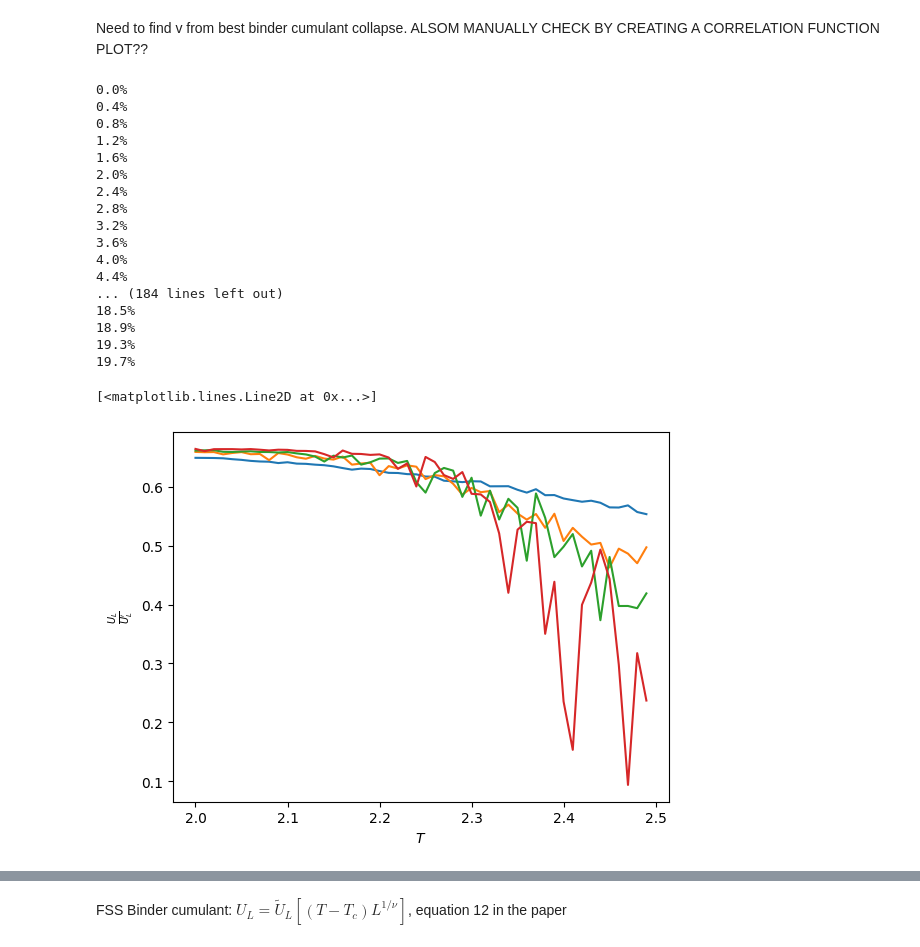
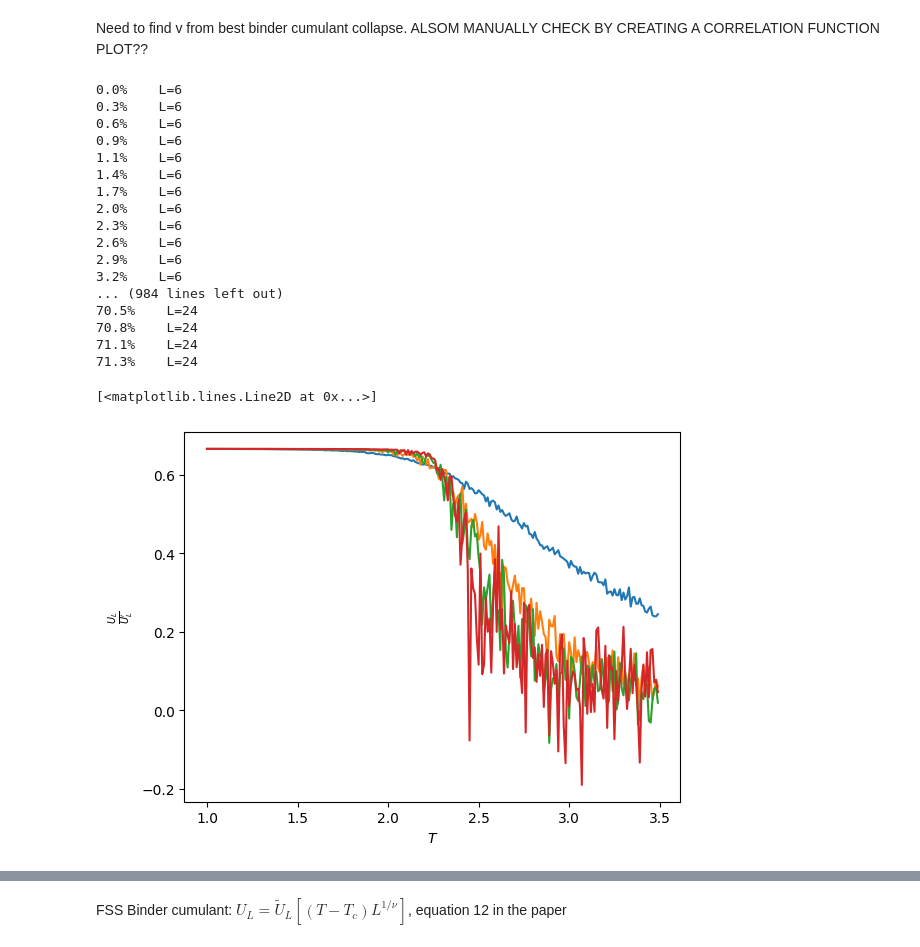
Before and after one commit to noahchanoah/thesis, a Jupyter notebook: CaseCritTemp.ipynb, the cells around one changed output, grey strips where cells are left out. Cells and saved outputs as stored; diff of their text form; code cells hidden in the pictures.

```diff
--- a/CaseCritTemp.ipynb
+++ b/CaseCritTemp.ipynb
@@ -165,10 +165,13 @@ avgArr32 = []
 for temp in tempRange:
     percent = round((tempRange[0]-temp)/tempRange[0] * 100,1)
     print("%s%%" % percent)
-    mAvg = 1/(np.power(size,2))*np.average(calcMagArr(lattice, temp, 100000))
+    mAvg = 1/(np.power(size,2))*np.average(calcMagArr(lattice, temp, 500000))
     avgArr32.append(mAvg)
 
 avgArr32
+
+plt.xlabel("$T$")
+plt.ylabel("$m$")
 plt.plot(tempRange, avgArr32)
 # %% [output]
 0.0%
@@ -223,71 +230,71 @@ def binderCum(lattice, temp, iterations):
 #L=6
 lattice = initLattice(6, True)
 
-tempRange = np.flip(np.arange(2,2.5,0.01))
+tempRange = np.flip(np.arange(1,3.5,0.01))
 avgArr6 = []
 for temp in tempRange:
     percent = round((tempRange[0]-temp)/tempRange[0] * 100,1)
-    print("%s%%" % percent)
-    cumAvg = binderCum(lattice, temp, 2)
+    print("%s%%    L=6" % percent)
+    cumAvg = binderCum(lattice, temp, 1)
     avgArr6.append(cumAvg)
 
 
 #L=12
 lattice = initLattice(12, True)
 
-tempRange = np.flip(np.arange(2,2.5,0.01))
+#tempRange = np.flip(np.arange(2,2.5,0.01))
 avgArr12 = []
 for temp in tempRange:
     percent = round((tempRange[0]-temp)/tempRange[0] * 100,1)
-    print("%s%%" % percent)
-    cumAvg = binderCum(lattice, temp, 2)
+    print("%s%%    L=12" % percent)
+    cumAvg = binderCum(lattice, temp, 1)
     avgArr12.append(cumAvg)
 
 #L=16
 lattice = initLattice(16, True)
 
-tempRange = np.flip(np.arange(2,2.5,0.01))
+#tempRange = np.flip(np.arange(2,2.5,0.01))
 avgArr16 = []
 for temp in tempRange:
     percent = round((tempRange[0]-temp)/tempRange[0] * 100,1)
-    print("%s%%" % percent)
-    cumAvg = binderCum(lattice, temp, 2)
+    print("%s%%    L=16" % percent)
+    cumAvg = binderCum(lattice, temp, 1)
     avgArr16.append(cumAvg)
 
 #L=24
 lattice = initLattice(24, True)
 
-tempRange = np.flip(np.arange(2,2.5,0.01))
+#tempRange = np.flip(np.arange(2,2.5,0.01))
 avgArr24 = []
 for temp in tempRange:
     percent = round((tempRange[0]-temp)/tempRange[0] * 100,1)
-    print("%s%%" % percent)
-    cumAvg = binderCum(lattice, temp, 2)
+    print("%s%%    L=24" % percent)
+    cumAvg = binderCum(lattice, temp, 1)
     avgArr24.append(cumAvg)
 
 plt.xlabel("$T$")
 plt.ylabel("$\\frac{U_L}{U_L'}$")
 plt.plot(tempRange, avgArr6)
 plt.plot(tempRange, avgArr12)
 plt.plot(tempRange, avgArr16)
 plt.plot(tempRange, avgArr24)
 # %% [output]
-0.0%
-0.4%
-0.8%
-1.2%
-1.6%
-2.0%
-2.4%
-2.8%
-3.2%
-3.6%
-4.0%
-4.4%
-... (184 lines left out)
-18.5%
-18.9%
-19.3%
-19.7%
+0.0%    L=6
+0.3%    L=6
+0.6%    L=6
+0.9%    L=6
+1.1%    L=6
+1.4%    L=6
+1.7%    L=6
+2.0%    L=6
+2.3%    L=6
+2.6%    L=6
+2.9%    L=6
+3.2%    L=6
+... (984 lines left out)
+70.5%    L=24
+70.8%    L=24
+71.1%    L=24
+71.3%    L=24
 [<matplotlib.lines.Line2D at 0x...>]
-[figure, old version]
+[figure, new version]
```
Also changed, not shown: parts of 20 cells of this notebook.
